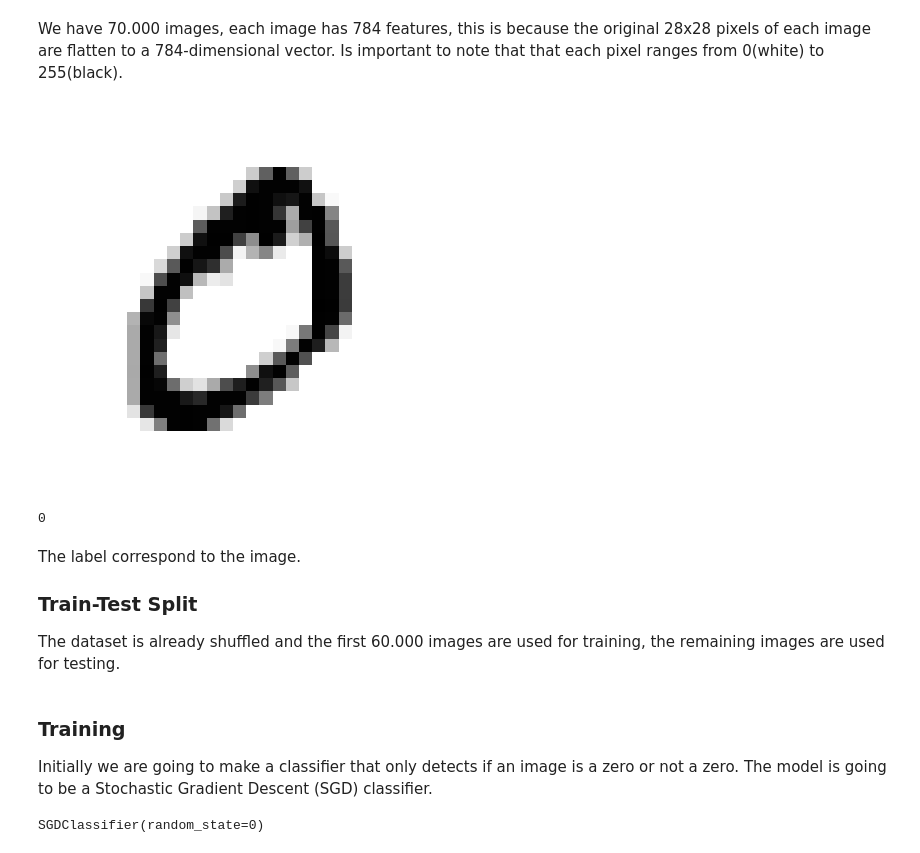
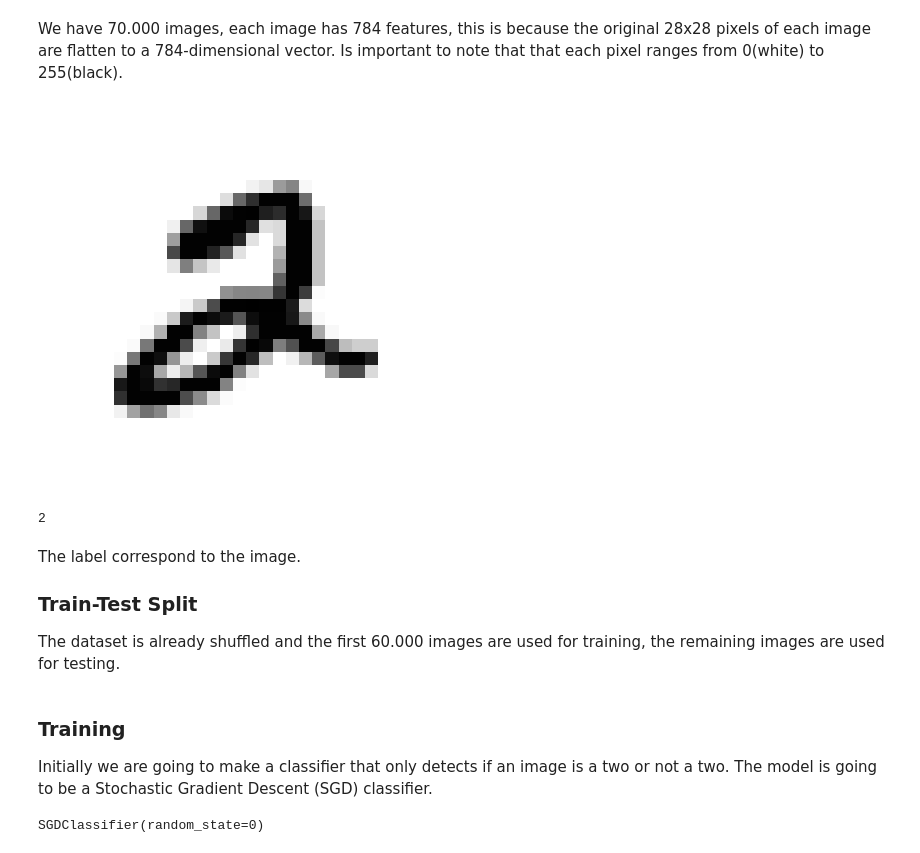
Before and after one commit to JuanDa14Sa/MNIST, a Jupyter notebook: MNISt.ipynb, the cells around one changed output. Drawn from its saved outputs; the diff is of its cells as text; code cells hidden in the pictures.

```diff
--- a/MNISt.ipynb
+++ b/MNISt.ipynb
@@ -55,15 +55,15 @@ Name: class, Length: 70000, dtype: uint8
 # %% [markdown]
 We have 70.000 images, each image has 784 features, this is because the original 28x28 pixels of each image are flatten to a 784-dimensional vector. Is important to note that that each pixel ranges from 0(white) to 255(black).
 # %%
-exmpl_data = X.iloc[1]
+exmpl_data = X.iloc[5]
 exmpl_data_reshaped = exmpl_data.values.reshape(28, 28)
 plt.imshow(exmpl_data_reshaped, cmap=plt.cm.binary)
 plt.axis("off")
 plt.show()
-y[1]
+y[5]
 # %% [output]
-[figure, old version]
+[figure, new version]
-0
+2
 # %% [markdown]
 The label correspond to the image.
 
@@ -73,4 +73,4 @@ The dataset is already shuffled and the first 60.000 images are used for trainin
 X_train, X_test, y_train, y_test = X[:60000], X[60000:], y[:60000], y[60000:]
 # %% [markdown]
 <h3>Training</h3>
-Initially we are going to make a classifier that only detects if an image is a zero or not a zero. The model is going to be a Stochastic Gradient Descent (SGD) classifier.
+Initially we are going to make a classifier that only detects if an image is a two or not a two. The model is going to be a Stochastic Gradient Descent (SGD) classifier.
```
Also changed, not shown: parts of 16 cells of this notebook.
